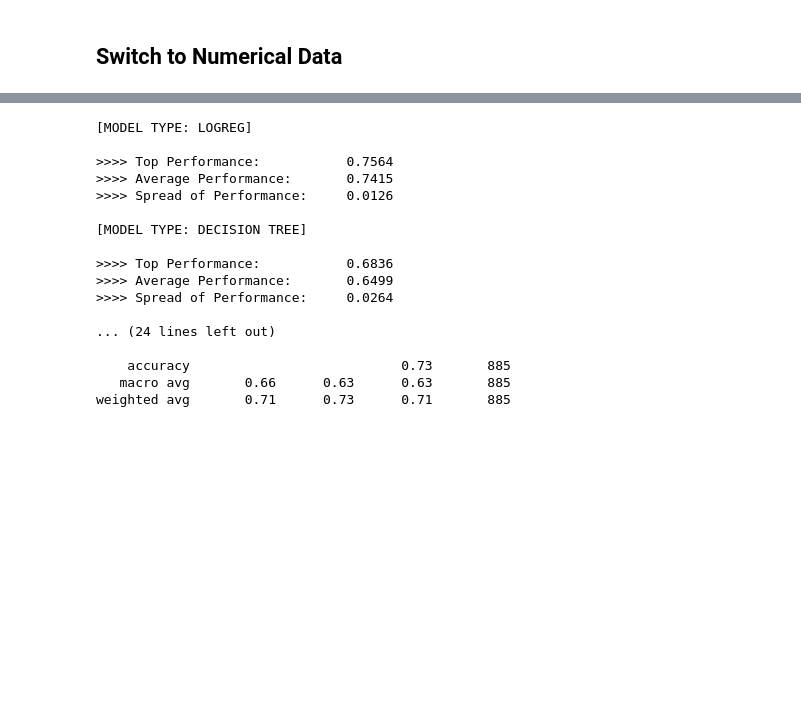
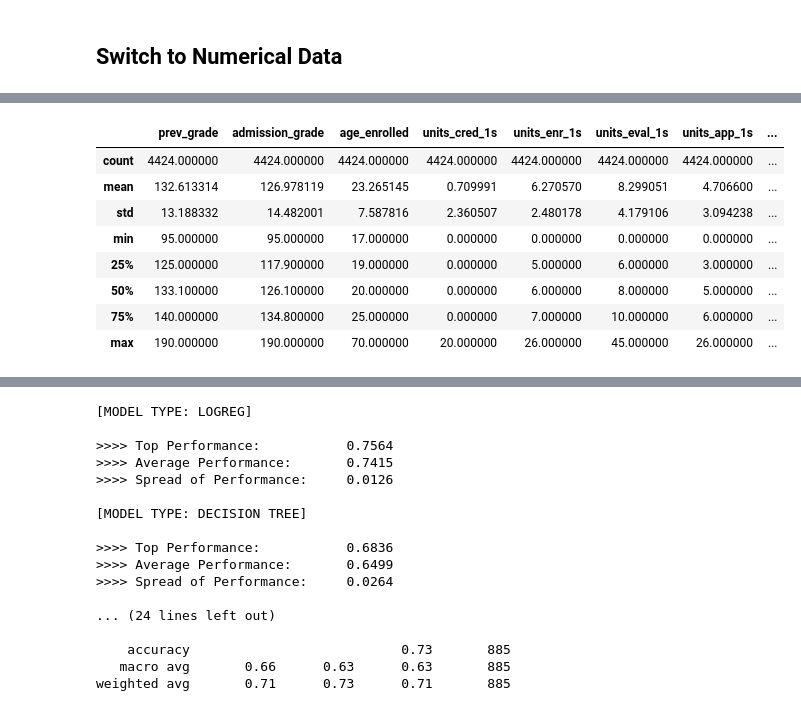
Before and after one commit to elijahlopez94/predicting_student_success, a Jupyter notebook: student_success.ipynb, the cells around one changed output, grey strips where cells are left out. Saved outputs shown, nothing was run; the diff lists cells and outputs as text; code cells hidden in the pictures; blank space fills up the shorter version.

```diff
--- a/student_success.ipynb
+++ b/student_success.ipynb
@@ -621,0 +569,12 @@ num_df.head()
+# %%
+num_df.describe()
+# %% [output]
+|  | prev_grade | admission_grade | age_enrolled | units_cred_1s | units_enr_1s | units_eval_1s | units_app_1s | ... |
+| count | 4424.000000 | 4424.000000 | 4424.000000 | 4424.000000 | 4424.000000 | 4424.000000 | 4424.000000 | ... |
+| mean | 132.613314 | 126.978119 | 23.265145 | 0.709991 | 6.270570 | 8.299051 | 4.706600 | ... |
+| std | 13.188332 | 14.482001 | 7.587816 | 2.360507 | 2.480178 | 4.179106 | 3.094238 | ... |
+| min | 95.000000 | 95.000000 | 17.000000 | 0.000000 | 0.000000 | 0.000000 | 0.000000 | ... |
+| 25% | 125.000000 | 117.900000 | 19.000000 | 0.000000 | 5.000000 | 6.000000 | 3.000000 | ... |
+| 50% | 133.100000 | 126.100000 | 20.000000 | 0.000000 | 6.000000 | 8.000000 | 5.000000 | ... |
+| 75% | 140.000000 | 134.800000 | 25.000000 | 0.000000 | 7.000000 | 10.000000 | 6.000000 | ... |
+| max | 190.000000 | 190.000000 | 70.000000 | 20.000000 | 26.000000 | 45.000000 | 26.000000 | ... |
```
Also changed, not shown: parts of 31 cells of this notebook.
